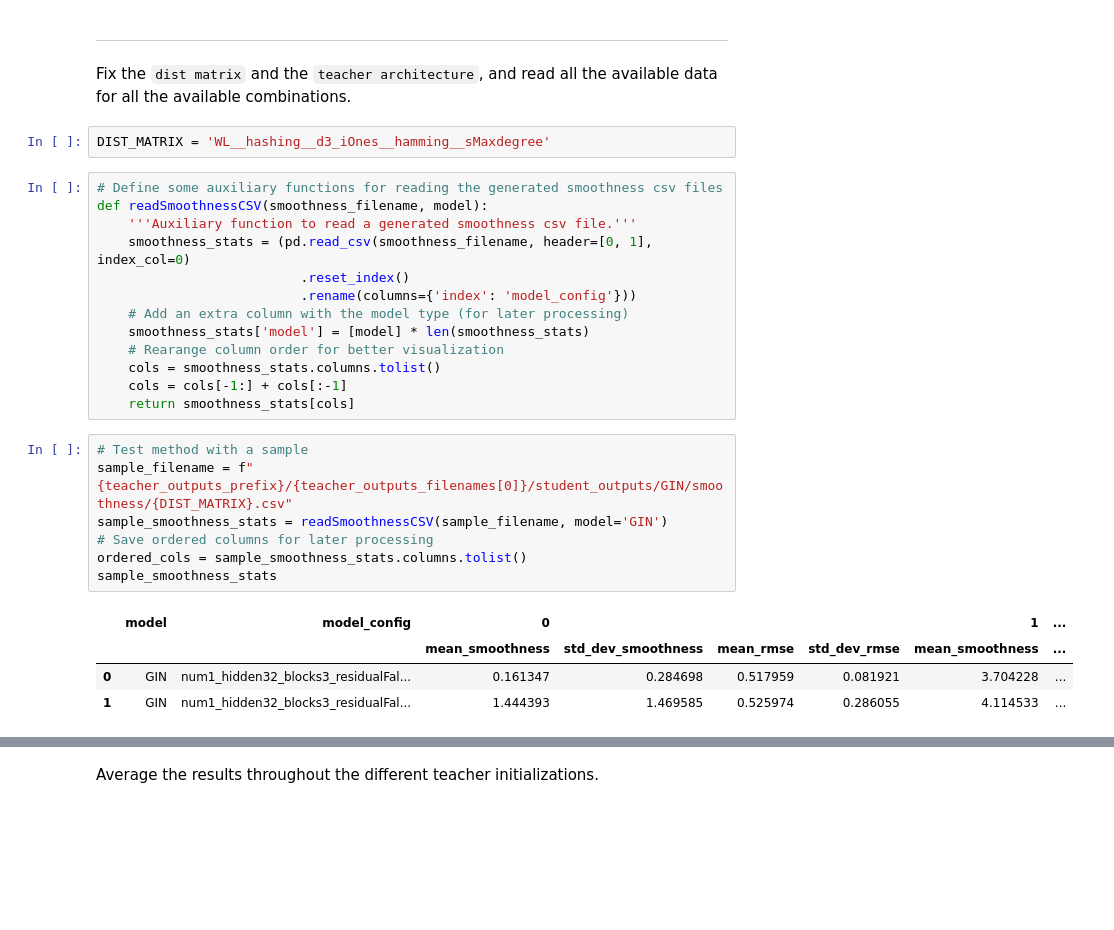
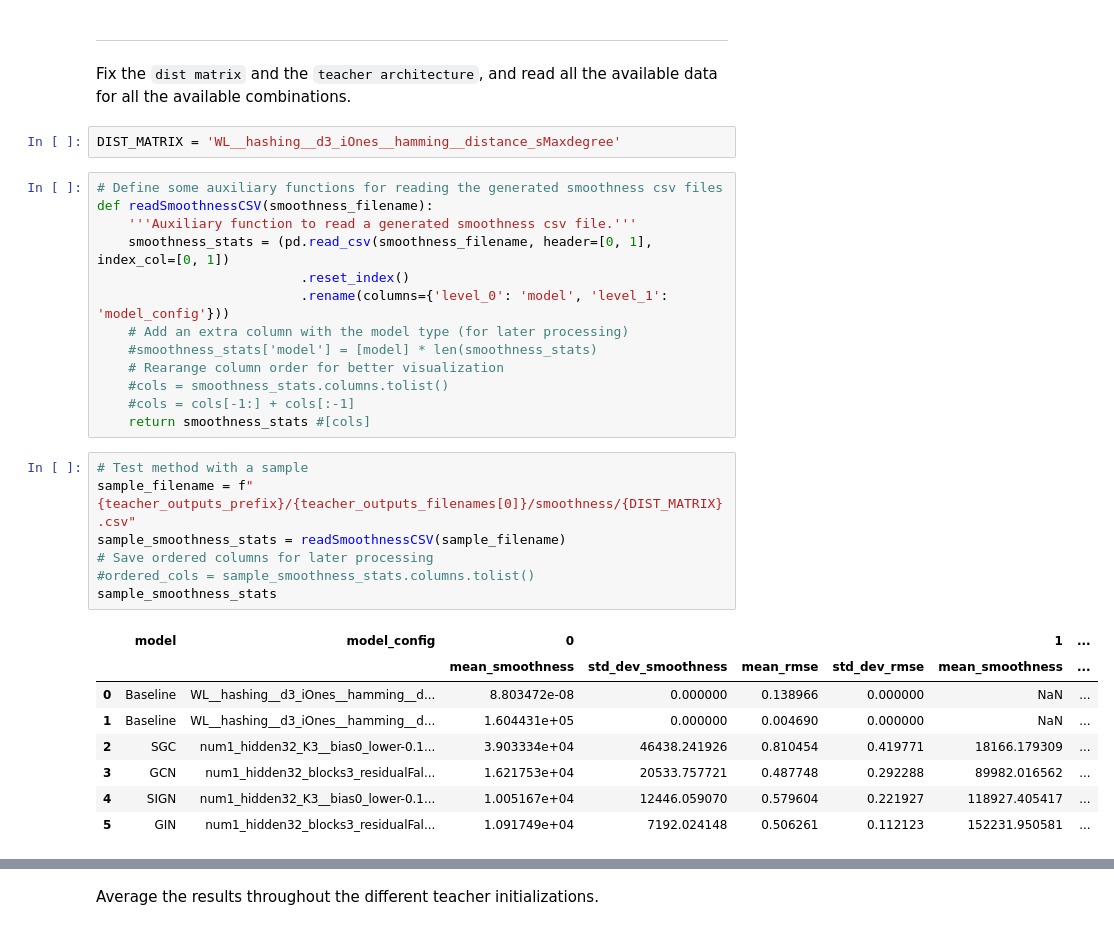
Before and after one commit to berges99/GNN-Extrapolation, a Jupyter notebook: notebooks/analyze_smoothness.ipynb, the cells around one changed output, grey strips where cells are left out. Cells and saved outputs as stored; diff of their text form; blank space fills up the shorter version.

```diff
--- a/notebooks/analyze_smoothness.ipynb
+++ b/notebooks/analyze_smoothness.ipynb
@@ -111,32 +111,36 @@ Smoothness computed with the following distance matrices: WL__hashing__d3_iOnes_
 ---
 Fix the `dist matrix` and the `teacher architecture`, and read all the available data for all the available combinations.
 # %%
-DIST_MATRIX = 'WL__hashing__d3_iOnes__hamming__sMaxdegree'
+DIST_MATRIX = 'WL__hashing__d3_iOnes__hamming__distance_sMaxdegree'
 # %%
 # Define some auxiliary functions for reading the generated smoothness csv files
-def readSmoothnessCSV(smoothness_filename, model):
+def readSmoothnessCSV(smoothness_filename):
     '''Auxiliary function to read a generated smoothness csv file.'''
-    smoothness_stats = (pd.read_csv(smoothness_filename, header=[0, 1], index_col=0)
+    smoothness_stats = (pd.read_csv(smoothness_filename, header=[0, 1], index_col=[0, 1])
                           .reset_index()
-                          .rename(columns={'index': 'model_config'}))
+                          .rename(columns={'level_0': 'model', 'level_1': 'model_config'}))
     # Add an extra column with the model type (for later processing)
-    smoothness_stats['model'] = [model] * len(smoothness_stats)
+    #smoothness_stats['model'] = [model] * len(smoothness_stats)
     # Rearange column order for better visualization
-    cols = smoothness_stats.columns.tolist()
-    cols = cols[-1:] + cols[:-1]
-    return smoothness_stats[cols]
+    #cols = smoothness_stats.columns.tolist()
+    #cols = cols[-1:] + cols[:-1]
+    return smoothness_stats #[cols]
 # %%
 # Test method with a sample
-sample_filename = f"{teacher_outputs_prefix}/{teacher_outputs_filenames[0]}/student_outputs/GIN/smoothness/{DIST_MATRIX}.csv"
-sample_smoothness_stats = readSmoothnessCSV(sample_filename, model='GIN')
+sample_filename = f"{teacher_outputs_prefix}/{teacher_outputs_filenames[0]}/smoothness/{DIST_MATRIX}.csv"
+sample_smoothness_stats = readSmoothnessCSV(sample_filename)
 # Save ordered columns for later processing
-ordered_cols = sample_smoothness_stats.columns.tolist()
+#ordered_cols = sample_smoothness_stats.columns.tolist()
 sample_smoothness_stats
 # %% [output]
 |  | model | model_config | 0 |  |  |  | 1 | ... |
 |  |  |  | mean_smoothness | std_dev_smoothness | mean_rmse | std_dev_rmse | mean_smoothness | ... |
-| 0 | GIN | num1_hidden32_blocks3_residualFal... | 0.161347 | 0.284698 | 0.517959 | 0.081921 | 3.704228 | ... |
-| 1 | GIN | num1_hidden32_blocks3_residualFal... | 1.444393 | 1.469585 | 0.525974 | 0.286055 | 4.114533 | ... |
+| 0 | Baseline | WL__hashing__d3_iOnes__hamming__d... | 8.803472e-08 | 0.000000 | 0.138966 | 0.000000 | NaN | ... |
+| 1 | Baseline | WL__hashing__d3_iOnes__hamming__d... | 1.604431e+05 | 0.000000 | 0.004690 | 0.000000 | NaN | ... |
+| 2 | SGC | num1_hidden32_K3__bias0_lower-0.1... | 3.903334e+04 | 46438.241926 | 0.810454 | 0.419771 | 18166.179309 | ... |
+| 3 | GCN | num1_hidden32_blocks3_residualFal... | 1.621753e+04 | 20533.757721 | 0.487748 | 0.292288 | 89982.016562 | ... |
+| 4 | SIGN | num1_hidden32_K3__bias0_lower-0.1... | 1.005167e+04 | 12446.059070 | 0.579604 | 0.221927 | 118927.405417 | ... |
+| 5 | GIN | num1_hidden32_blocks3_residualFal... | 1.091749e+04 | 7192.024148 | 0.506261 | 0.112123 | 152231.950581 | ... |
 # %%
 # Gather all results for a given fixed teacher parameterization and a fixed distance matrix for computing the smoothness
 smoothness_stats = pd.DataFrame()
```
Also changed, not shown: parts of 10 cells of this notebook, 9 other files.
